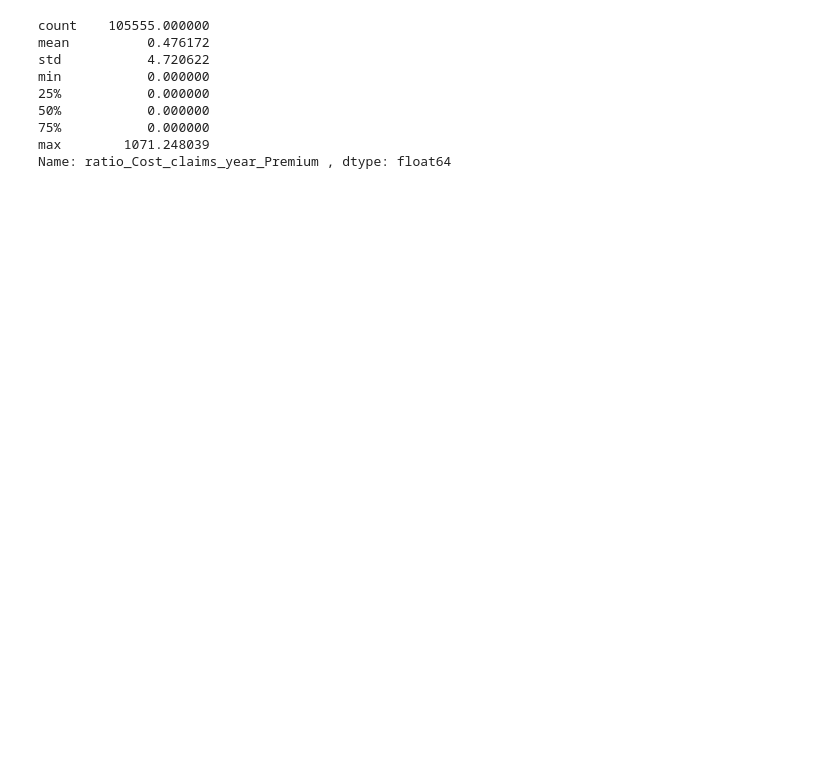
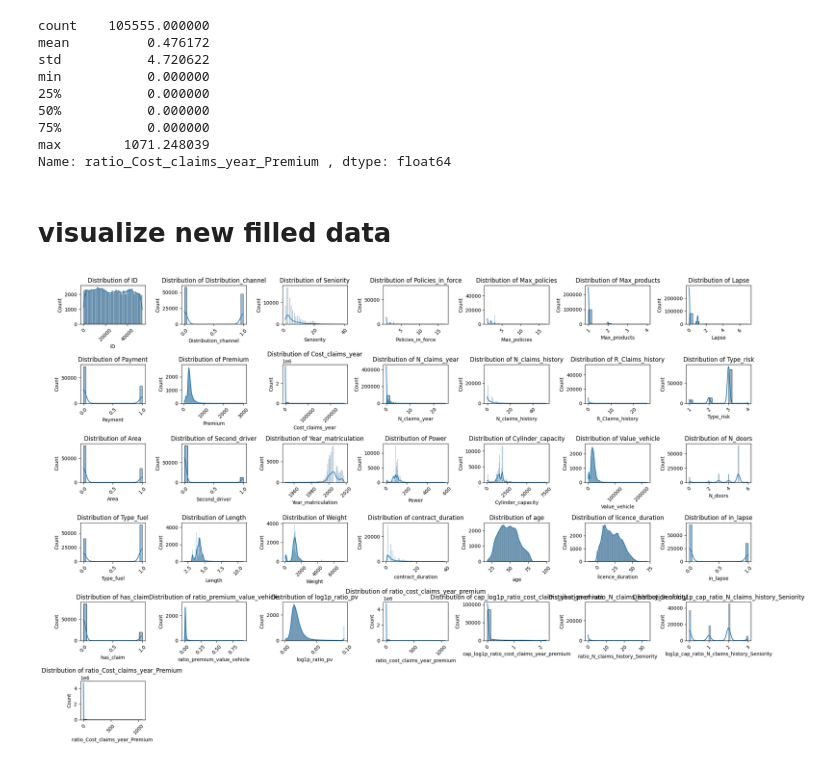
Before and after one commit to Ah-Riz/Customer-Risk-Scoring, a Jupyter notebook: notebooks/exploratory.ipynb, the cells around one changed output. Cells and saved outputs as stored; diff of their text form; code cells hidden in the pictures; blank space fills up the shorter version.

```diff
--- a/notebooks/exploratory.ipynb
+++ b/notebooks/exploratory.ipynb
@@ -466,3 +466,9 @@ min           0.000000
 75%           0.000000
 max        1071.248039
 Name: ratio_Cost_claims_year_Premium , dtype: float64
+# %% [markdown]
+# visualize new filled data
+# %%
+visualize_data(filled_data)
+# %% [output]
+[figure, added]
```
Also changed, not shown: parts of 7 cells of this notebook.
